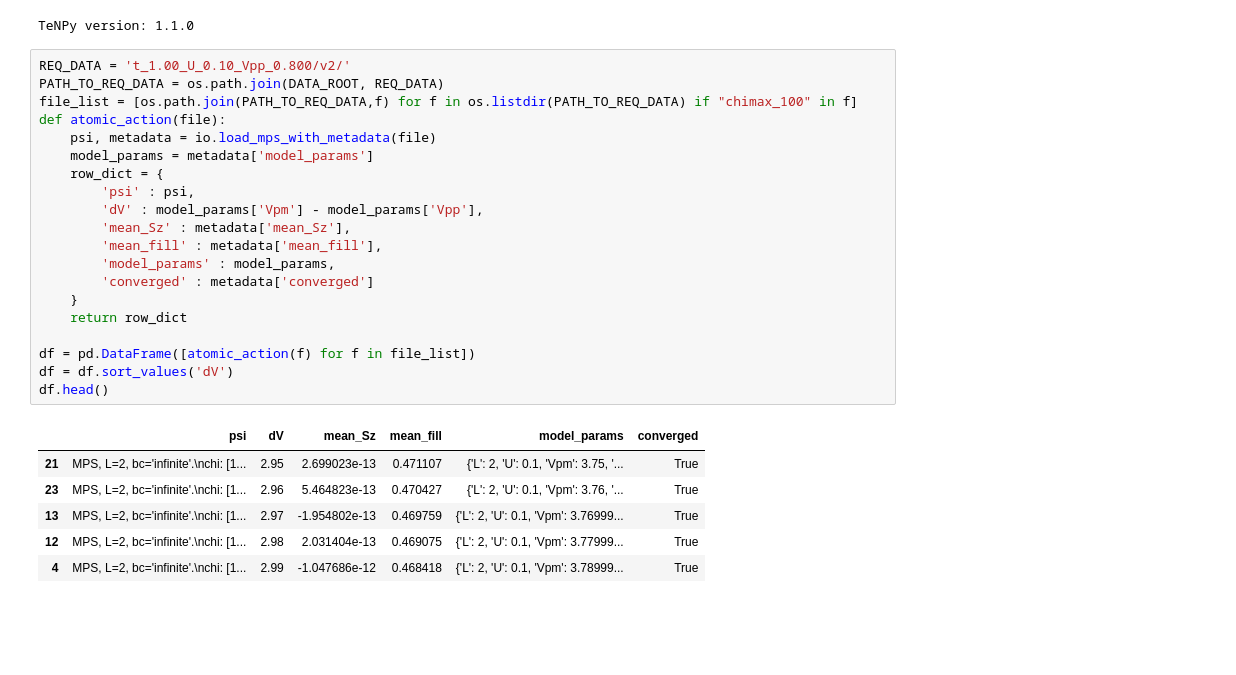
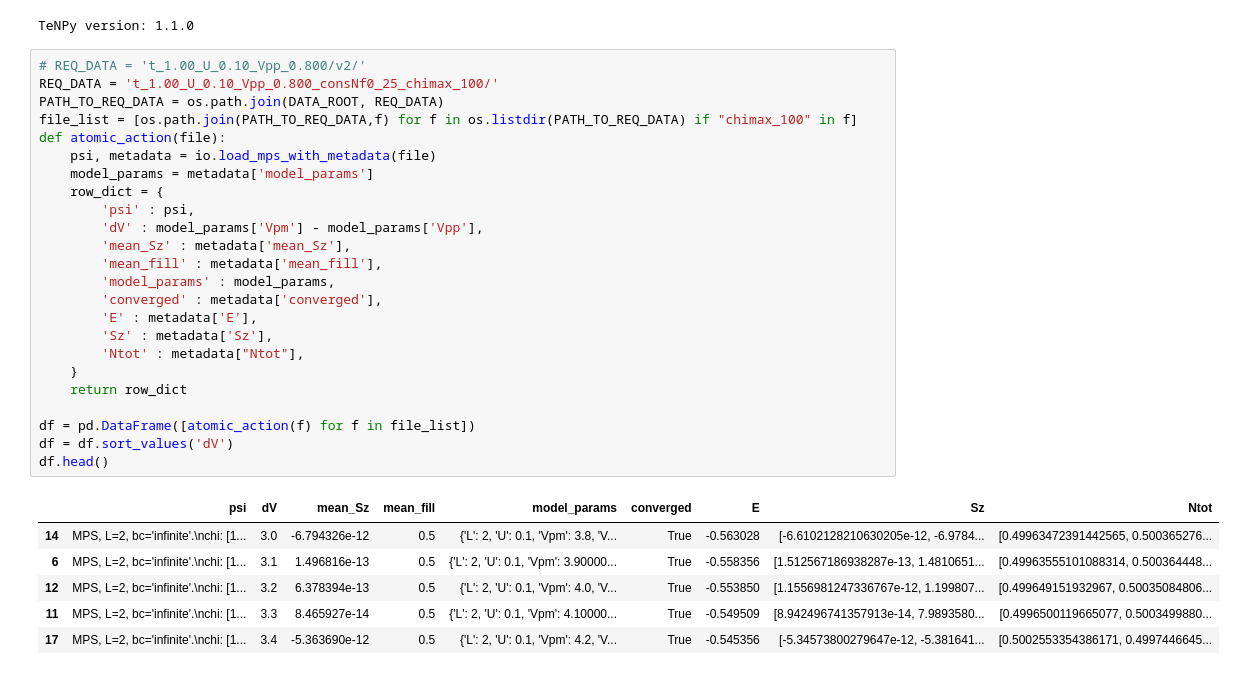
Before and after one commit to aravindhshankar/Spin1LongRangeOrder.jl, a Jupyter notebook: python/notebooks/plot_idmrg_chi100.ipynb, the cells around one changed output. Cells and saved outputs as stored; diff of their text form; blank space fills up the shorter version.

```diff
--- a/python/notebooks/plot_idmrg_chi100.ipynb
+++ b/python/notebooks/plot_idmrg_chi100.ipynb
@@ -30,32 +30,36 @@ DATA_ROOT = '../../data/iDMRG/'
 # %% [output]
 TeNPy version: 1.1.0
 # %%
-REQ_DATA = 't_1.00_U_0.10_Vpp_0.800/v2/'
+# REQ_DATA = 't_1.00_U_0.10_Vpp_0.800/v2/'
+REQ_DATA = 't_1.00_U_0.10_Vpp_0.800_consNf0_25_chimax_100/'
 PATH_TO_REQ_DATA = os.path.join(DATA_ROOT, REQ_DATA)
 file_list = [os.path.join(PATH_TO_REQ_DATA,f) for f in os.listdir(PATH_TO_REQ_DATA) if "chimax_100" in f]
 def atomic_action(file):
     psi, metadata = io.load_mps_with_metadata(file)
     model_params = metadata['model_params']
     row_dict = {
         'psi' : psi,
         'dV' : model_params['Vpm'] - model_params['Vpp'],
         'mean_Sz' : metadata['mean_Sz'],
         'mean_fill' : metadata['mean_fill'],
         'model_params' : model_params,
-        'converged' : metadata['converged']
+        'converged' : metadata['converged'],
+        'E' : metadata['E'],
+        'Sz' : metadata['Sz'],
+        'Ntot' : metadata["Ntot"],
     }
     return row_dict
 
 df = pd.DataFrame([atomic_action(f) for f in file_list])
 df = df.sort_values('dV')
 df.head()
 # %% [output]
-|  | psi | dV | mean_Sz | mean_fill | model_params | converged |
-| 21 | MPS, L=2, bc='infinite'.\nchi: [1... | 2.95 | 2.699023e-13 | 0.471107 | {'L': 2, 'U': 0.1, 'Vpm': 3.75, '... | True |
-| 23 | MPS, L=2, bc='infinite'.\nchi: [1... | 2.96 | 5.464823e-13 | 0.470427 | {'L': 2, 'U': 0.1, 'Vpm': 3.76, '... | True |
-| 13 | MPS, L=2, bc='infinite'.\nchi: [1... | 2.97 | -1.954802e-13 | 0.469759 | {'L': 2, 'U': 0.1, 'Vpm': 3.76999... | True |
-| 12 | MPS, L=2, bc='infinite'.\nchi: [1... | 2.98 | 2.031404e-13 | 0.469075 | {'L': 2, 'U': 0.1, 'Vpm': 3.77999... | True |
-| 4 | MPS, L=2, bc='infinite'.\nchi: [1... | 2.99 | -1.047686e-12 | 0.468418 | {'L': 2, 'U': 0.1, 'Vpm': 3.78999... | True |
+|  | psi | dV | mean_Sz | mean_fill | model_params | converged | E | Sz | Ntot |
+| 14 | MPS, L=2, bc='infinite'.\nchi: [1... | 3.0 | -6.794326e-12 | 0.5 | {'L': 2, 'U': 0.1, 'Vpm': 3.8, 'V... | True | -0.563028 | [-6.6102128210630205e-12, -6.9784... | [0.49963472391442565, 0.500365276... |
+| 6 | MPS, L=2, bc='infinite'.\nchi: [1... | 3.1 | 1.496816e-13 | 0.5 | {'L': 2, 'U': 0.1, 'Vpm': 3.90000... | True | -0.558356 | [1.512567186938287e-13, 1.4810651... | [0.49963555101088314, 0.500364448... |
+| 12 | MPS, L=2, bc='infinite'.\nchi: [1... | 3.2 | 6.378394e-13 | 0.5 | {'L': 2, 'U': 0.1, 'Vpm': 4.0, 'V... | True | -0.553850 | [1.1556981247336767e-12, 1.199807... | [0.499649151932967, 0.50035084806... |
+| 11 | MPS, L=2, bc='infinite'.\nchi: [1... | 3.3 | 8.465927e-14 | 0.5 | {'L': 2, 'U': 0.1, 'Vpm': 4.10000... | True | -0.549509 | [8.942496741357913e-14, 7.9893580... | [0.4996500119665077, 0.5003499880... |
+| 17 | MPS, L=2, bc='infinite'.\nchi: [1... | 3.4 | -5.363690e-12 | 0.5 | {'L': 2, 'U': 0.1, 'Vpm': 4.2, 'V... | True | -0.545356 | [-5.34573800279647e-12, -5.381641... | [0.5002553354386171, 0.4997446645... |
 # %%
 fig, ax = plt.subplots(1)
 mask = df['converged']
```
Also changed, not shown: parts of 3 cells of this notebook, 2 other files.
